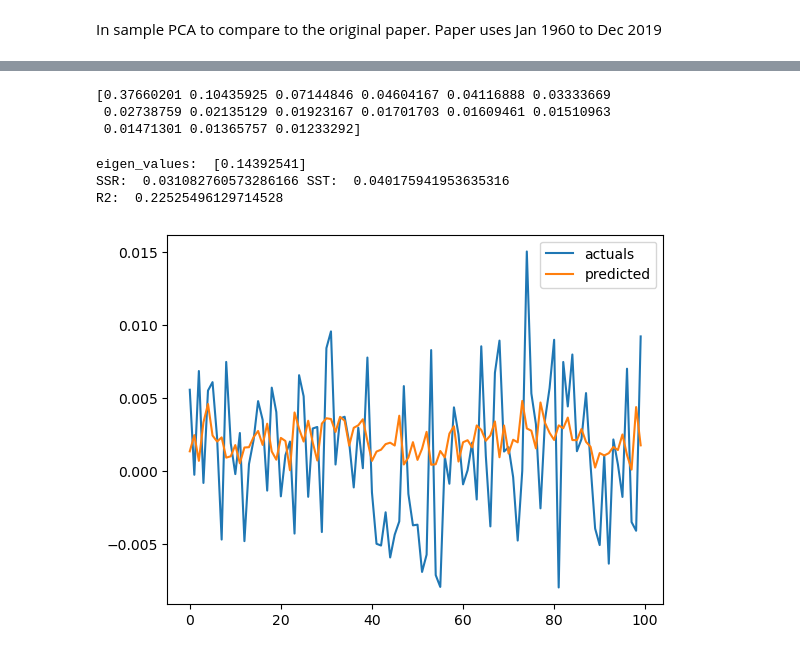
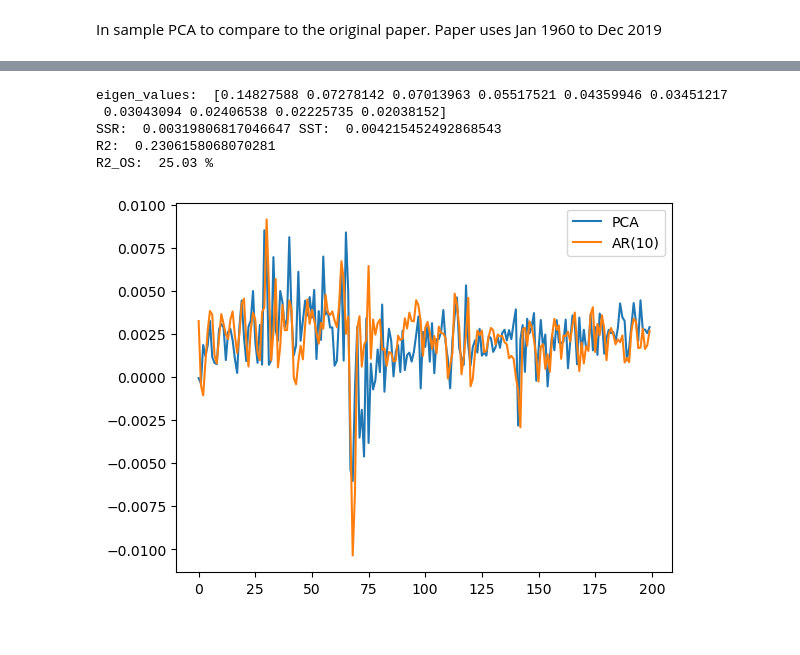
Before and after one commit to VLDrenth/sPCA-thesis, a Jupyter notebook: src/explore_cleaned.ipynb, the cells around one changed output, grey strips where cells are left out. Drawn from its saved outputs; the diff is of its cells as text; code cells hidden in the pictures.

Commit message:
Added first simulation: weak factors using PCA

```diff
--- a/src/explore_cleaned.ipynb
+++ b/src/explore_cleaned.ipynb
@@ -123,8 +186,6 @@ def pc_T(y, nfac):
 
     return ehat, fhat, lambda_mat, ve2, ss
 # %%
-import numpy as np
-
 def winsor(x, p):
     if not np.ndim(x) == 1:
         print("Got x of shape" + str(x.shape) + " dimensions, expected 1")
@@ -144,6 +205,7 @@ def winsor(x, p):
     y = x.copy()
     y[i1] = v1
     y[i2] = v2
+
     if len(np.shape(y)) == 2:
         y = y[:, 0]
     if len(np.shape(x)) == 2:
@@ -163,7 +225,7 @@ def winsor(x, p):
     if np.any(y == -np.inf):
         raise ValueError('Output vector contains infinite values')
 
-    out = y.reshape(-1, 1)
+    out = y
     # if nargout > 1: ??
     return out
 # %%
@@ -179,14 +241,13 @@ def sPCAest(target, X, nfac, quantile=[0, 100]):
         raise ValueError('X and Y variables not of equal length')
 
     # Standardize X to Xs
-    normalizer = StandardScaler(with_mean=True, with_std=True)
-    Xs = normalizer.fit_transform(X)
+    Xs = StandardScaler(with_mean=True, with_std=True).fit_transform(X)
 
-    beta = np.empty((1, Xs.shape[1]))
+    beta = np.empty(Xs.shape[1])
     for j in range(Xs.shape[1]):
         lr = LinearRegression(fit_intercept=True)
         lr.fit(Xs[:, j].reshape(-1, 1), target)
-        beta[0, j] = lr.coef_[0]
+        beta[j] = lr.coef_[0]
 
         #xvar = np.column_stack((np.ones(T), Xs[:, j]))
         #parm = np.linalg.lstsq(xvar, target, rcond=None)[0]
@@ -206,18 +267,7 @@ def sPCAest(target, X, nfac, quantile=[0, 100]):
     #f = pca.transform(scaleXs)
     #eigen_values = pca.explained_variance_ratio_
     ehat, f, lambda_mat, ve2, eigen_values = pc_T(scaleXs, nfac)
-    return f, eigen_values
+    return  f, eigen_values/np.sum(eigen_values)
-# %%
-h = 1
-target = data['INDPRO'].shift(h).values
-X, y = data.iloc[h:,:].values, target[h:]
-
-f, eigens = sPCAest(y, X, nfac=1)
-print(eigens[:15]/np.sum(eigens))
-# %% [output]
-[0.37660201 0.10435925 0.07144846 0.04604167 0.04116888 0.03333669
- 0.02738759 0.02135129 0.01923167 0.01701703 0.01609461 0.01510963
- 0.01471301 0.01365757 0.01233292]
 # %%
 def spca_oos(X, target, h_steps=1, test_start='1985-01-01', nfac = 5, scale=True):
     """Out of sample prediction using sPCA"""
@@ -310,27 +394,37 @@ def compute_R2(actuals, preds, adjusted = True, nfac = None):
 # %%
 # Example of using spca functions
 h = 1
-factors = 1
+factors = 10
 
-X = data.drop(columns=["INDPRO"]).values
-y = data['INDPRO'].shift(h).values
+X = data.values[1:,:]
+inflation_residuals = fit_lags(inflation, 10).fit().resid
+y = inflation_residuals
+y_h = y.shift(h).values
 
 # Drop the first h rows of X and y
-X, y = X[h:], y[h:]
+X, y_h = X[h:], y_h[h:]
 
 # In sample prediction using sPCA or PCA
-actuals, preds, ev = spca_is(X, y, nfac=factors, scale=False)
+actuals, preds, ev = spca_is(X, y_h, nfac=factors, scale=False, quantile=[0, 100])
+
+ar_preds = AR_predict(y_h)
+
+# Print the results
 print("eigen_values: ", ev)
 print("R2: ", compute_R2(actuals, preds, nfac=factors, adjusted=True))
+print("R2_OS: ", R2_OS(actuals, preds, ar_preds), "%")
 # %% [output]
-eigen_values:  [0.14392541]
-SSR:  0.031082760573286166 SST:  0.040175941953635316
-R2:  0.22525496129714528
+eigen_values:  [0.14827588 0.07278142 0.07013963 0.05517521 0.04359946 0.03451217
+ 0.03043094 0.02406538 0.02225735 0.02038152]
+SSR:  0.00319806817046647 SST:  0.004215452492868543
+R2:  0.2306158068070281
+R2_OS:  25.03 %
 # %%
 # Plot the actuals and predicted values on a subset of the data
-plt.plot(actuals[-100:], label='actuals')
-plt.plot(preds[-100:], label='predicted')
+#plt.plot(actuals[-200:], label='actuals')
+plt.plot(preds[-200:], label='PCA')
+plt.plot(ar_preds[-200:], label='AR(10)')
 plt.legend()
 plt.show()
 # %% [output]
-[figure, old version]
+[figure, new version]
```
Also changed, not shown: parts of 9 cells of this notebook, 2 other files.
